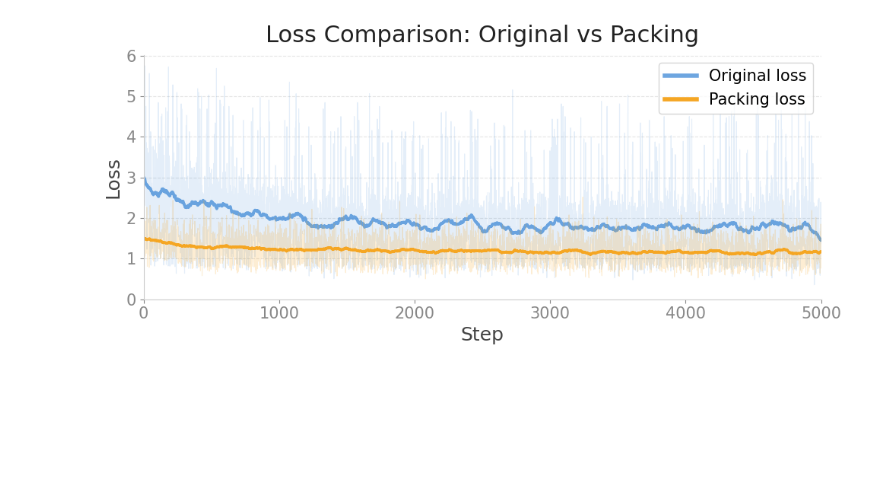
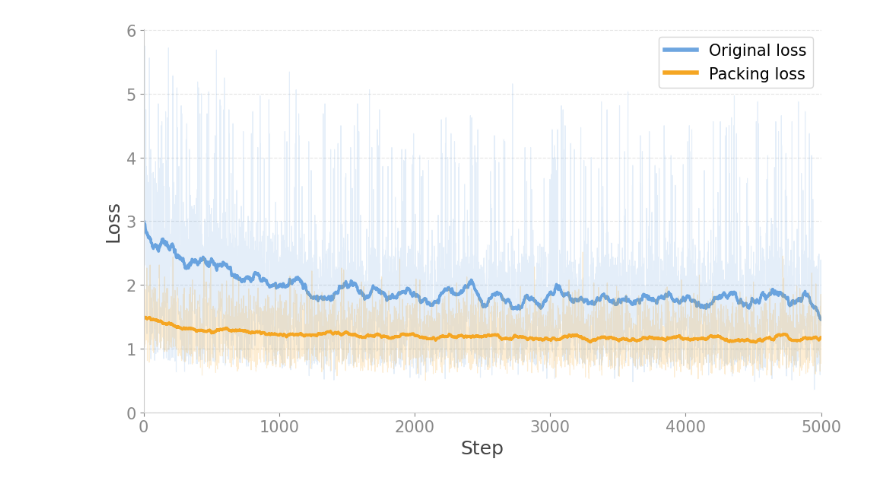
Before and after one commit to vlm-book/notebooks, a Jupyter notebook: Chapter 3/chapter_3_loss_vizualisation.ipynb, the cells around one changed output. Saved outputs shown, nothing was run; the diff lists cells and outputs as text; code cells hidden in the pictures; blank space fills up the shorter version.

```diff
--- a/Chapter 3/chapter_3_loss_vizualisation.ipynb
+++ b/Chapter 3/chapter_3_loss_vizualisation.ipynb
@@ -69,7 +69,7 @@ import numpy as np
 import json
 
 # --- Shared style ---
-FIGSIZE        = (10, 4.5)
+FIGSIZE        = (10, 6)
 TITLE_FS       = 22
 LABEL_FS       = 18
 TICK_FS        = 15
@@ -108,32 +108,32 @@ ax.plot(df_batch['Step'][:n_steps], df_batch['Loss'][:n_steps],     color=BATCH_
 ax.plot(df_batch['Step'][:n_steps], df_batch['Smoothed'][:n_steps], color=BATCH_SMOOTH,            linewidth=2.5)
 
 # Style
-ax.set_title('Loss Comparison: Original vs Packing', fontsize=TITLE_FS, pad=12)
+# ax.set_title('Loss Comparison: Original vs Packing', fontsize=TITLE_FS, pad=12)
 ax.set_xlabel('Step', fontsize=LABEL_FS)
 ax.set_ylabel('Loss', fontsize=LABEL_FS)
 ax.tick_params(labelsize=TICK_FS, colors='#888888')
 ax.set_xlim(0, n_steps - 1)
 ax.set_ylim(bottom=0)
 
 ax.spines['top'].set_visible(False)
 ax.spines['right'].set_visible(False)
 ax.spines['left'].set_color('#cccccc')
 ax.spines['bottom'].set_color('#cccccc')
 ax.xaxis.label.set_color('#444444')
 ax.yaxis.label.set_color('#444444')
 ax.title.set_color('#222222')
 
 ax.grid(axis='y', linestyle='--', alpha=0.5, color='#cccccc')
 
 legend_handles = [
     Line2D([0], [0], color=ORIG_SMOOTH,  linewidth=4, alpha=0.8, label='Original loss'),
     Line2D([0], [0], color=BATCH_SMOOTH, linewidth=4,            label='Packing loss'),
 ]
 ax.legend(handles=legend_handles, fontsize=TICK_FS, framealpha=0.8,
           edgecolor='#cccccc', loc='upper right')
 
 plt.tight_layout()
 plt.savefig('loss_comparison.png', dpi=300, bbox_inches='tight')
 plt.show()
 # %% [output]
-[figure, old version]
+[figure, new version]
```
Also changed, not shown: parts of 1 cell of this notebook, 4 other files.
